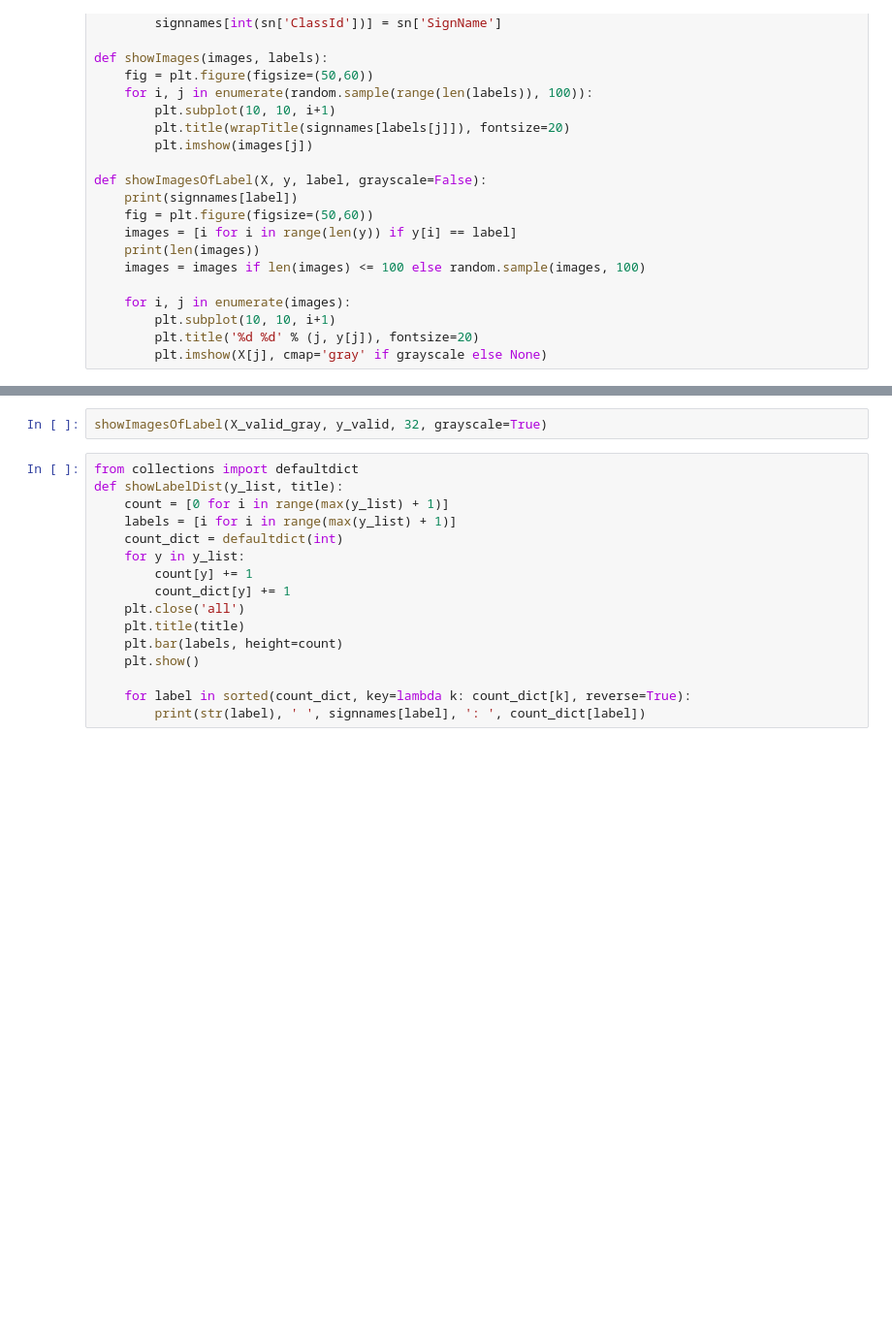
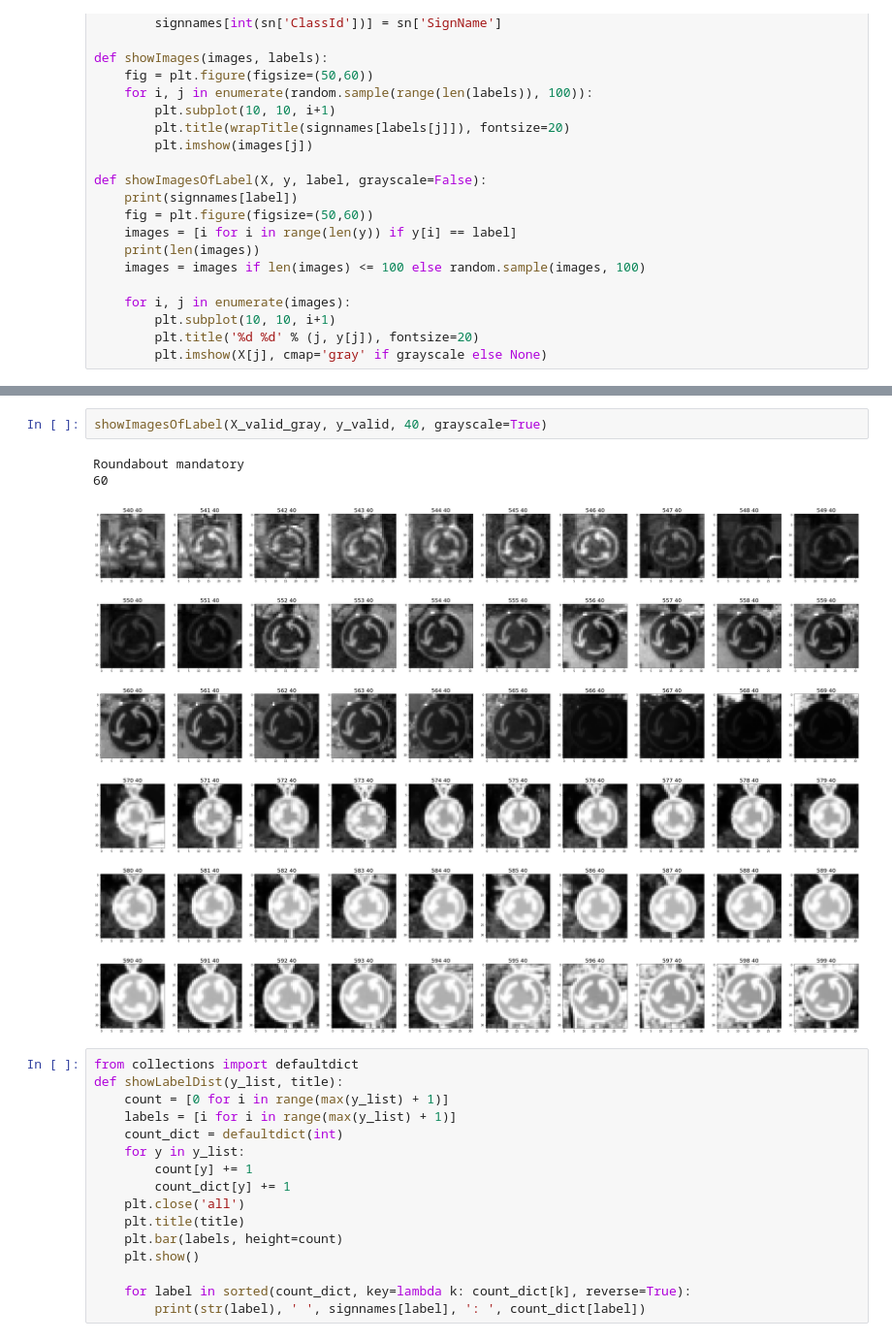
Before and after one commit to magicyuli/CarND-Traffic-Sign-Classifier-Project, a Jupyter notebook: Traffic_Sign_Classifier.ipynb, the cells around one changed output, grey strips where cells are left out. Shown at 97% size. Cells and saved outputs as stored; diff of their text form; blank space fills up the shorter version.

```diff
--- a/Traffic_Sign_Classifier.ipynb
+++ b/Traffic_Sign_Classifier.ipynb
@@ -145,5 +161,9 @@ showImagesOfLabel(X_train_gray, y_train, 32, grayscale=True)
 # %%
-showImagesOfLabel(X_valid_gray, y_valid, 32, grayscale=True)
+showImagesOfLabel(X_valid_gray, y_valid, 40, grayscale=True)
+# %% [output]
+Roundabout mandatory
+60
+[figure, added]
 # %%
 from collections import defaultdict
 def showLabelDist(y_list, title):
```
Also changed, not shown: parts of 33 cells of this notebook, 13 other files.
